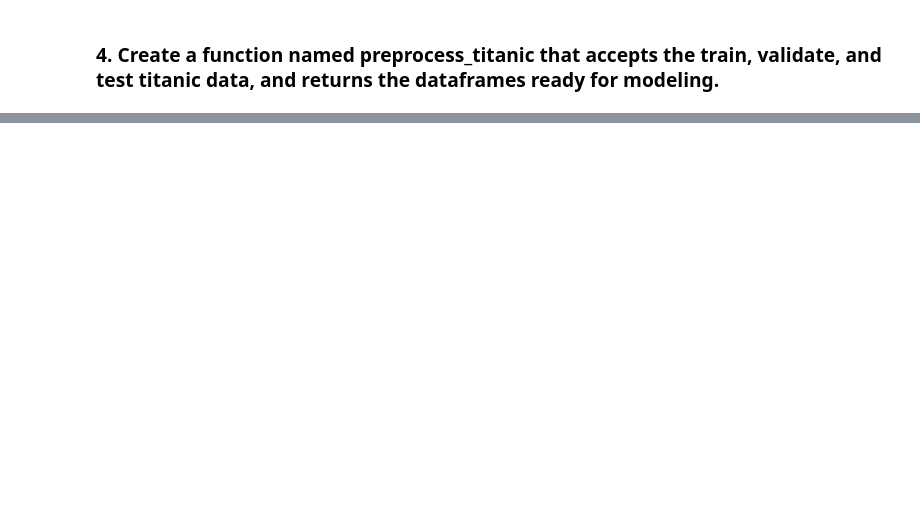
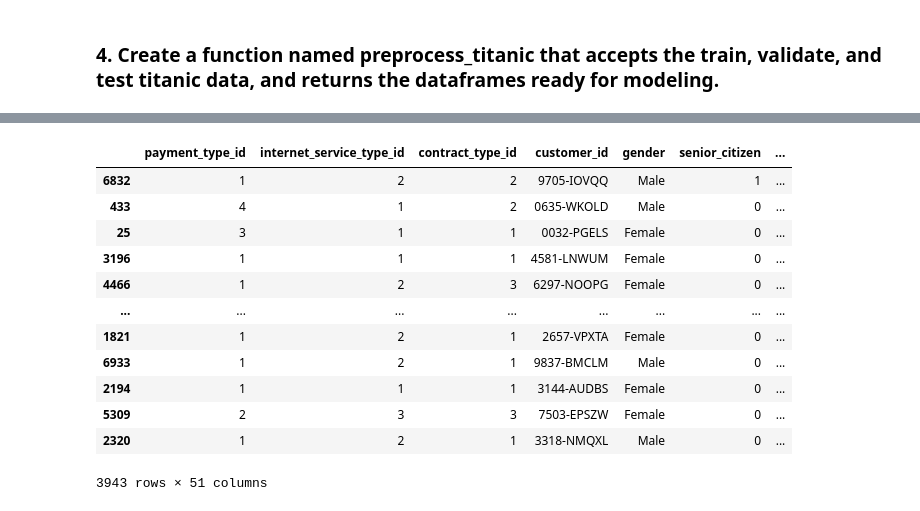
Before and after one commit to NikkideVries/classification-exercises, a Jupyter notebook: modeling(preprocessing).ipynb, the cells around one changed output, grey strips where cells are left out. Cells and saved outputs as stored; diff of their text form; code cells hidden in the pictures; blank space fills up the shorter version.

```diff
--- a/modeling(preprocessing).ipynb
+++ b/modeling(preprocessing).ipynb
@@ -38,0 +243,20 @@ titanic
+# %%
+train, val, test = pr.split_data(telco_2, 'telco')
+# %%
+train, val, test = preprocess_telco(train, val ,test)
+# %%
+train
+# %% [output]
+|  | payment_type_id | internet_service_type_id | contract_type_id | customer_id | gender | senior_citizen | ... |
+| 6832 | 1 | 2 | 2 | 9705-IOVQQ | Male | 1 | ... |
+| 433 | 4 | 1 | 2 | 0635-WKOLD | Male | 0 | ... |
+| 25 | 3 | 1 | 1 | 0032-PGELS | Female | 0 | ... |
+| 3196 | 1 | 1 | 1 | 4581-LNWUM | Female | 0 | ... |
+| 4466 | 1 | 2 | 3 | 6297-NOOPG | Female | 0 | ... |
+| ... | ... | ... | ... | ... | ... | ... | ... |
+| 1821 | 1 | 2 | 1 | 2657-VPXTA | Female | 0 | ... |
+| 6933 | 1 | 2 | 1 | 9837-BMCLM | Male | 0 | ... |
+| 2194 | 1 | 1 | 1 | 3144-AUDBS | Female | 0 | ... |
+| 5309 | 2 | 3 | 3 | 7503-EPSZW | Female | 0 | ... |
+| 2320 | 1 | 2 | 1 | 3318-NMQXL | Male | 0 | ... |
+3943 rows × 51 columns
```
Also changed, not shown: parts of 22 cells of this notebook.
